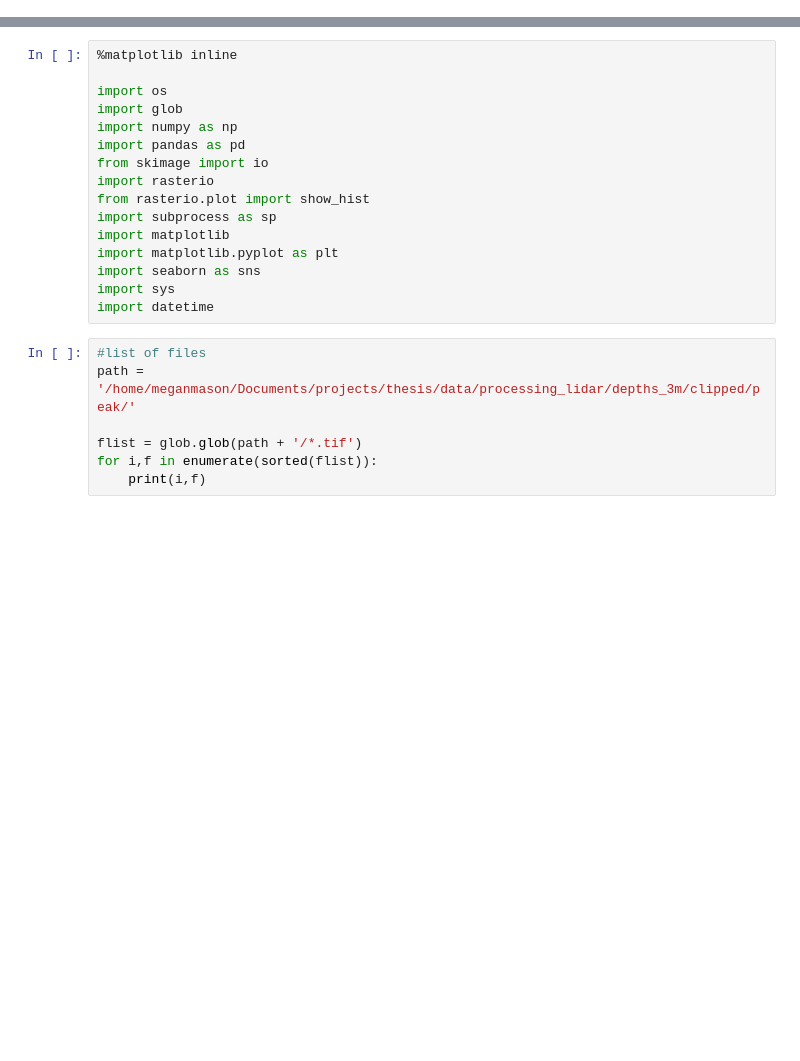
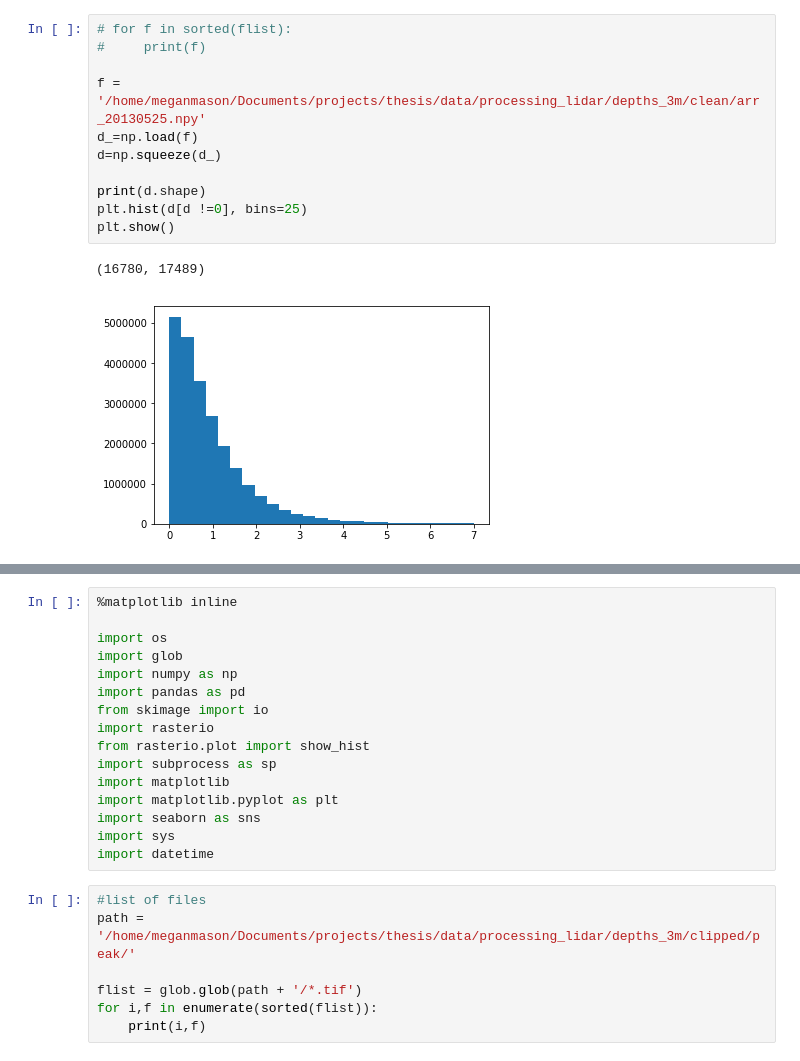
Before and after one commit to meganmason/scripts, a Jupyter notebook: histogram.ipynb, the cells around one changed output, grey strips where cells are left out. Drawn from its saved outputs; the diff is of its cells as text; blank space fills up the shorter version.

Commit message:
all histograms (uglyish) for all lidar!

```diff
--- a/histogram.ipynb
+++ b/histogram.ipynb
@@ -0,0 +72,14 @@
+# %%
+# for f in sorted(flist):
+#     print(f)
+
+f = '/home/meganmason/Documents/projects/thesis/data/processing_lidar/depths_3m/clean/arr_20130525.npy'
+d_=np.load(f)
+d=np.squeeze(d_)
+
+print(d.shape)
+plt.hist(d[d !=0], bins=25)
+plt.show()
+# %% [output]
+(16780, 17489)
+[figure, added]
```
Also changed, not shown: parts of 6 cells of this notebook.
